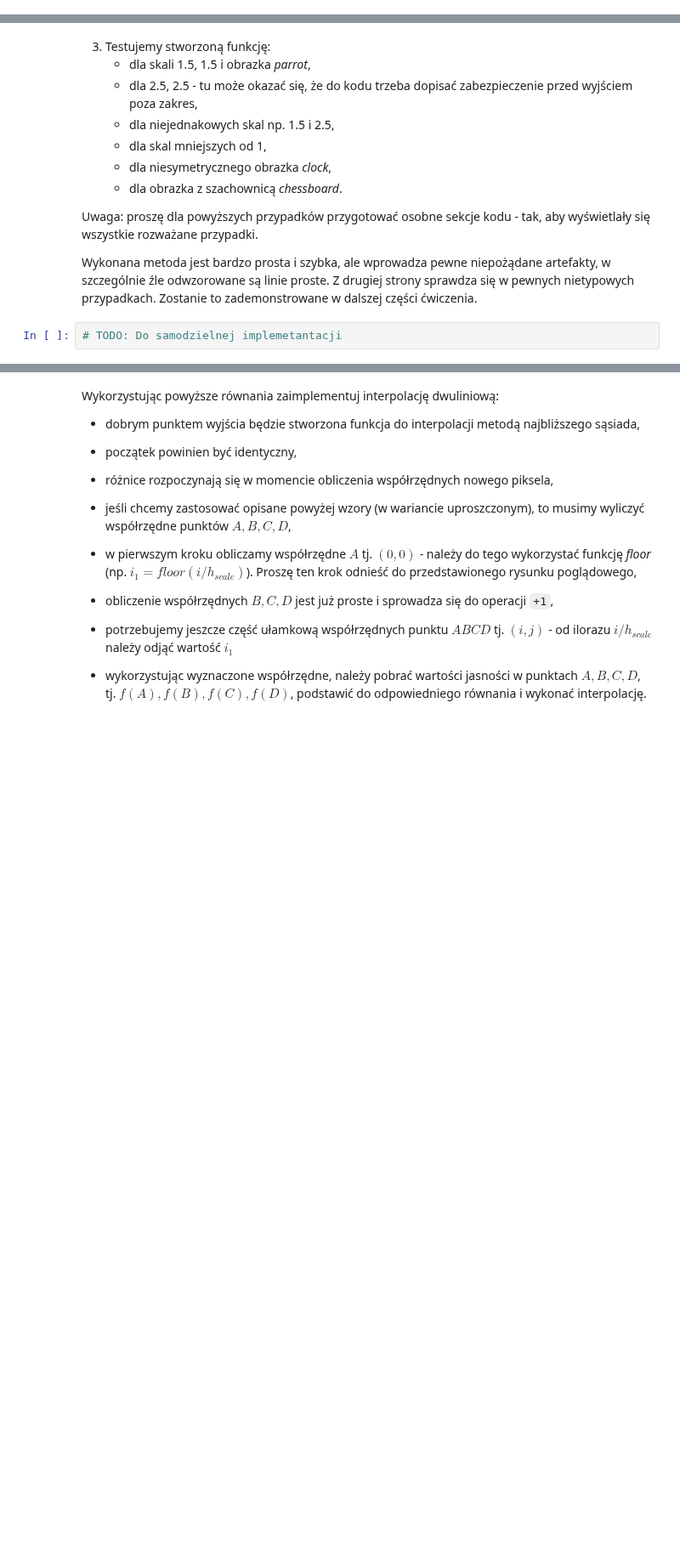
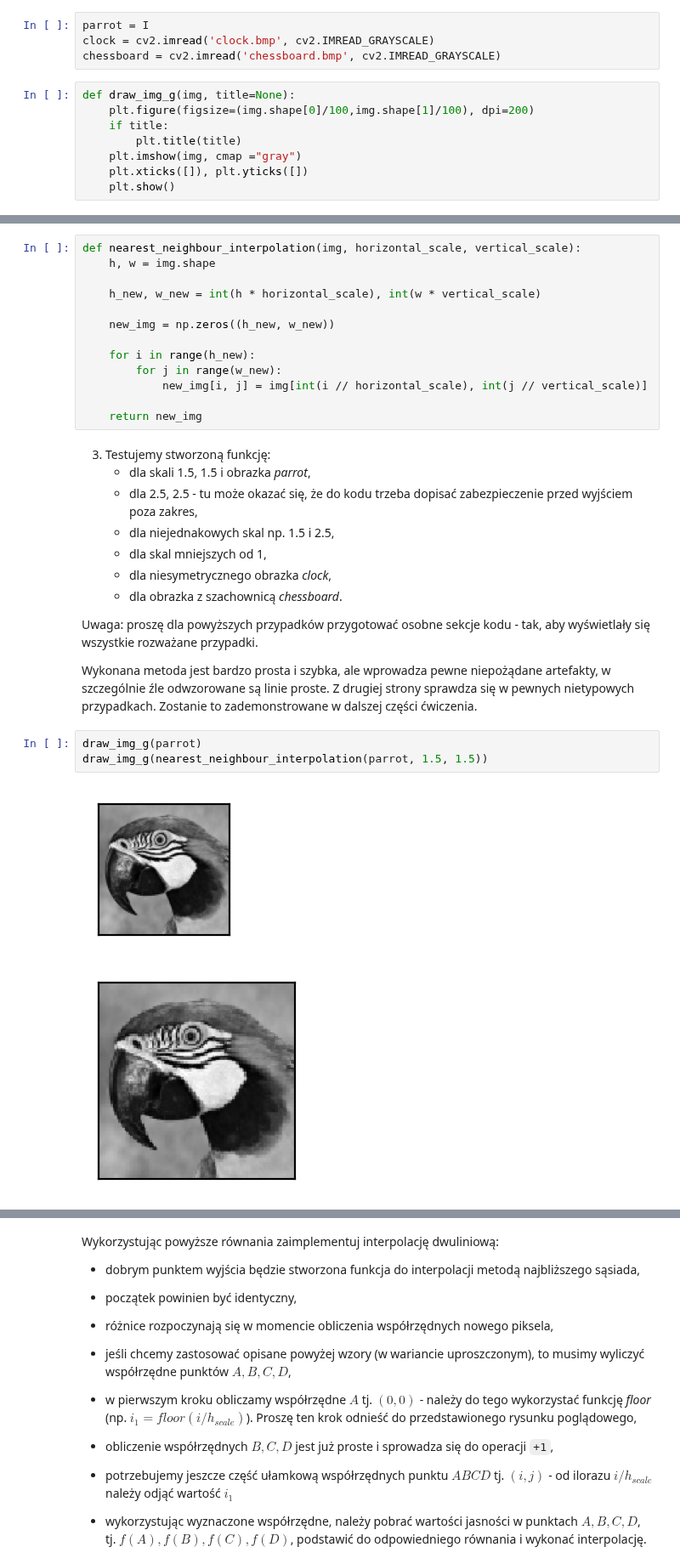
Before and after one commit to sQbanv/Introduction-to-Digital-Image-Processing, a Jupyter notebook: Rozdzielczość obrazów. Interpolacja/05_resolution.ipynb, the cells around one changed output, grey strips where cells are left out. Shown at 85% size. Cells and saved outputs as stored; diff of their text form; blank space fills up the shorter version.

```diff
--- a/Rozdzielczość obrazów. Interpolacja/05_resolution.ipynb
+++ b/Rozdzielczość obrazów. Interpolacja/05_resolution.ipynb
@@ -81,3 +83,15 @@ plt.show()
+# %%
+parrot = I
+clock = cv2.imread('clock.bmp', cv2.IMREAD_GRAYSCALE)
+chessboard = cv2.imread('chessboard.bmp', cv2.IMREAD_GRAYSCALE)
+# %%
+def draw_img_g(img, title=None):
+    plt.figure(figsize=(img.shape[0]/100,img.shape[1]/100), dpi=200)
+    if title:
+        plt.title(title)
+    plt.imshow(img, cmap ="gray")
+    plt.xticks([]), plt.yticks([])
+    plt.show()
 # %% [markdown]
 2. Definiujemy funkcję do interpolacji metodą najbliższego sąsiada.
 
@@ -94,3 +106,16 @@ Wewnątrz należy:
+# %%
+def nearest_neighbour_interpolation(img, horizontal_scale, vertical_scale):
+    h, w = img.shape
+
+    h_new, w_new = int(h * horizontal_scale), int(w * vertical_scale)
+
+    new_img = np.zeros((h_new, w_new))
+
+    for i in range(h_new):
+        for j in range(w_new):
+            new_img[i, j] = img[int(i // horizontal_scale), int(j // vertical_scale)]
+
+    return new_img
 # %% [markdown]
 3. Testujemy stworzoną funkcję:
     * dla skali 1.5, 1.5 i obrazka *parrot*,
@@ -105,5 +130,9 @@ Uwaga: proszę dla powyższych przypadków przygotować osobne sekcje kodu - tak
 Wykonana metoda jest bardzo prosta i szybka, ale wprowadza pewne niepożądane artefakty, w szczególnie źle odwzorowane są linie proste.
 Z drugiej strony sprawdza się w pewnych nietypowych przypadkach.
 Zostanie to zademonstrowane w dalszej części ćwiczenia.
-# %%
-# TODO: Do samodzielnej implemetantacji
+# %%
+draw_img_g(parrot)
+draw_img_g(nearest_neighbour_interpolation(parrot, 1.5, 1.5))
+# %% [output]
+[figure, added]
+[figure, added]
```
Also changed, not shown: parts of 10 cells of this notebook, 5 other files.
